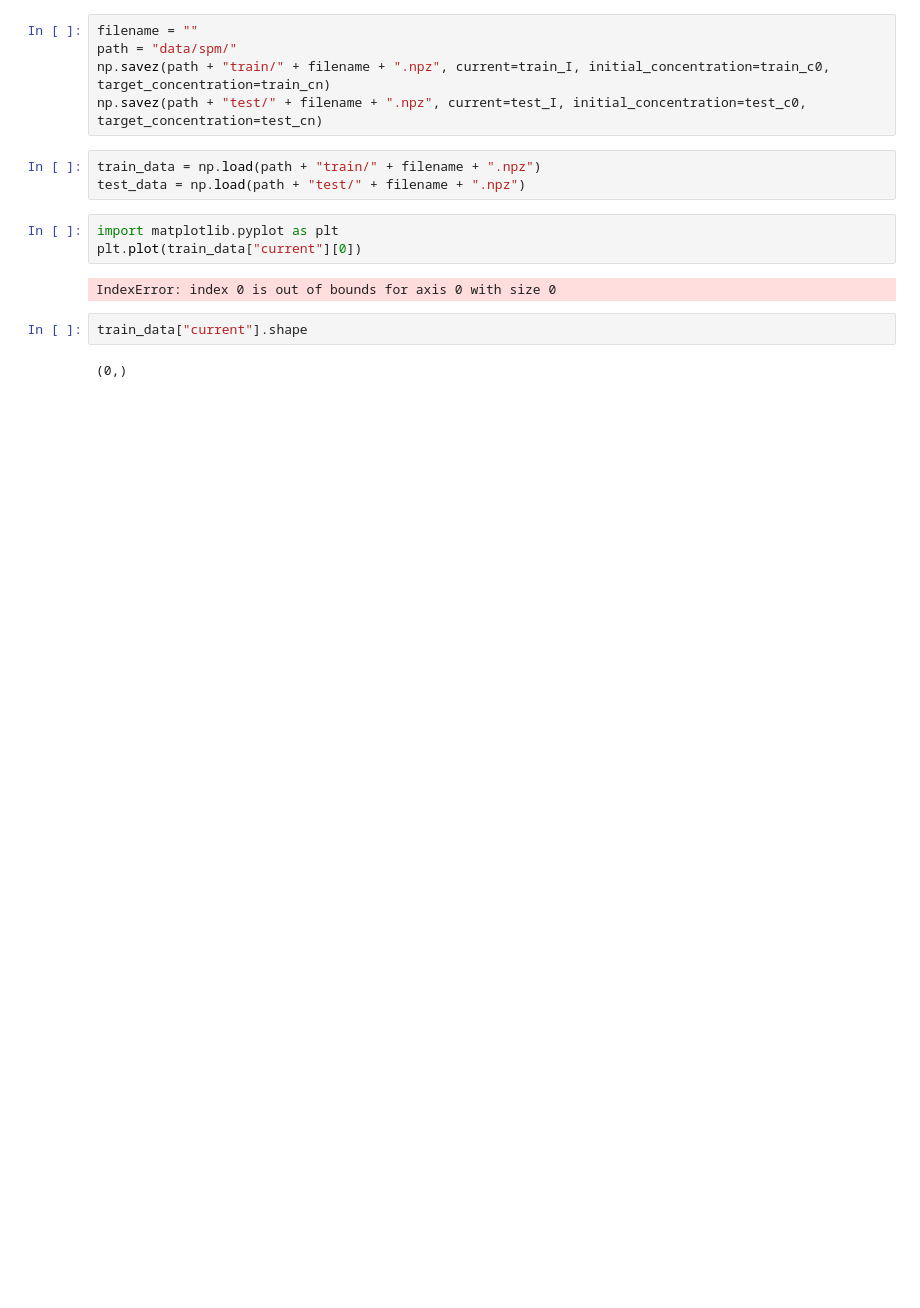
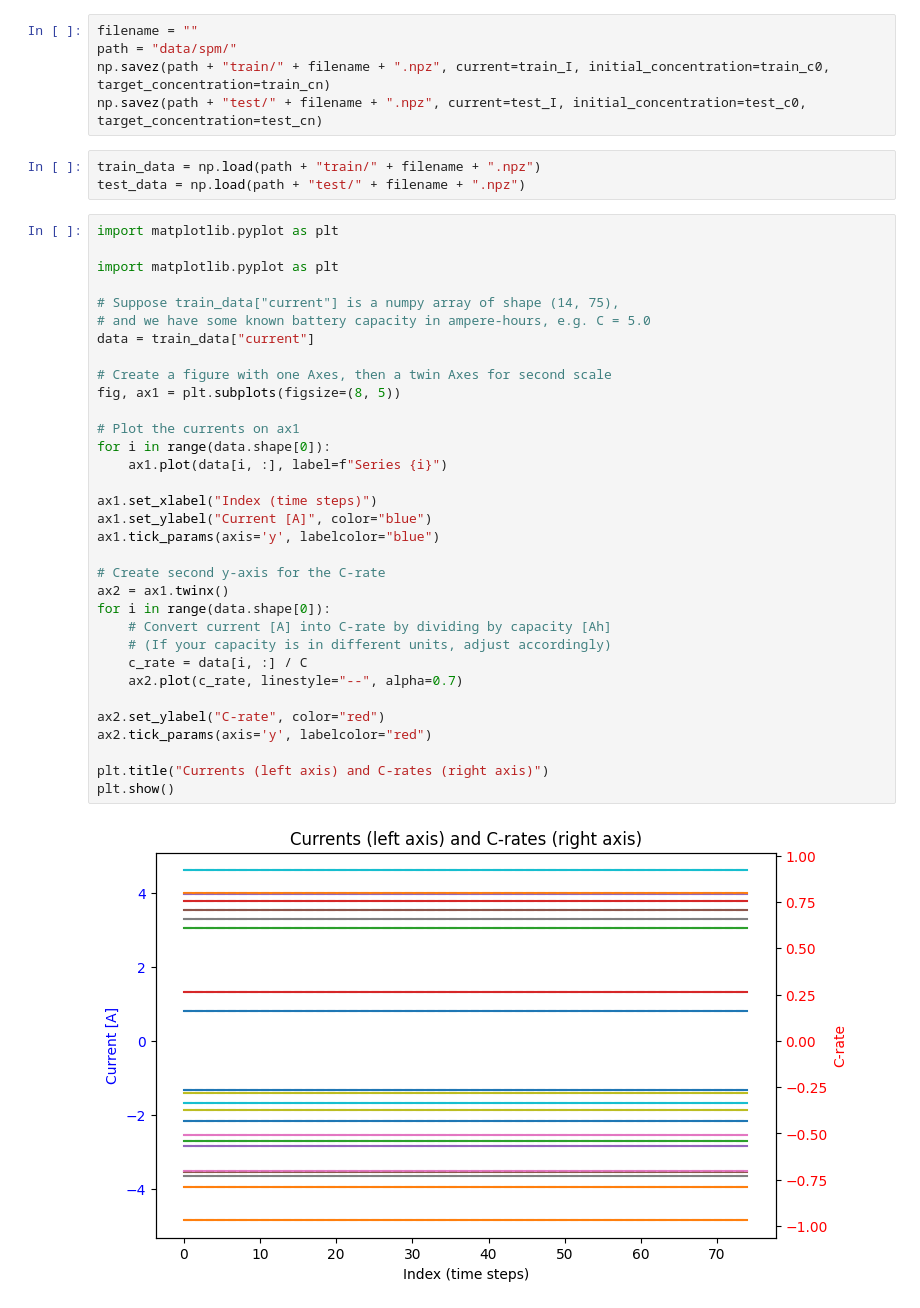
Before and after one commit to yingzai1/spm_neuraloperator, a Jupyter notebook: generate_data.ipynb, the cells around one changed output. Cells and saved outputs as stored; diff of their text form; blank space fills up the shorter version.

```diff
--- a/generate_data.ipynb
+++ b/generate_data.ipynb
@@ -116,12 +130,38 @@ np.savez(path + "test/" + filename + ".npz", current=test_I, initial_concentrati
 # %%
 train_data = np.load(path + "train/" + filename + ".npz")
 test_data = np.load(path + "test/" + filename + ".npz")
-# %%
-import matplotlib.pyplot as plt
-plt.plot(train_data["current"][0])
-# %% [output]
-IndexError: index 0 is out of bounds for axis 0 with size 0
-# %%
-train_data["current"].shape
-# %% [output]
-(0,)
+# %%
+import matplotlib.pyplot as plt
+
+import matplotlib.pyplot as plt
+
+# Suppose train_data["current"] is a numpy array of shape (14, 75),
+# and we have some known battery capacity in ampere-hours, e.g. C = 5.0
+data = train_data["current"]
+
+# Create a figure with one Axes, then a twin Axes for second scale
+fig, ax1 = plt.subplots(figsize=(8, 5))
+
+# Plot the currents on ax1
+for i in range(data.shape[0]):
+    ax1.plot(data[i, :], label=f"Series {i}")
+
+ax1.set_xlabel("Index (time steps)")
+ax1.set_ylabel("Current [A]", color="blue")
+ax1.tick_params(axis='y', labelcolor="blue")
+
+# Create second y‐axis for the C‐rate
+ax2 = ax1.twinx()
+for i in range(data.shape[0]):
+    # Convert current [A] into C‐rate by dividing by capacity [Ah]
+    # (If your capacity is in different units, adjust accordingly)
+    c_rate = data[i, :] / C
+    ax2.plot(c_rate, linestyle="--", alpha=0.7)
+
+ax2.set_ylabel("C-rate", color="red")
+ax2.tick_params(axis='y', labelcolor="red")
+
+plt.title("Currents (left axis) and C-rates (right axis)")
+plt.show()
+# %% [output]
+[figure, added]
```
Also changed, not shown: parts of 10 cells of this notebook, 2 other files.
